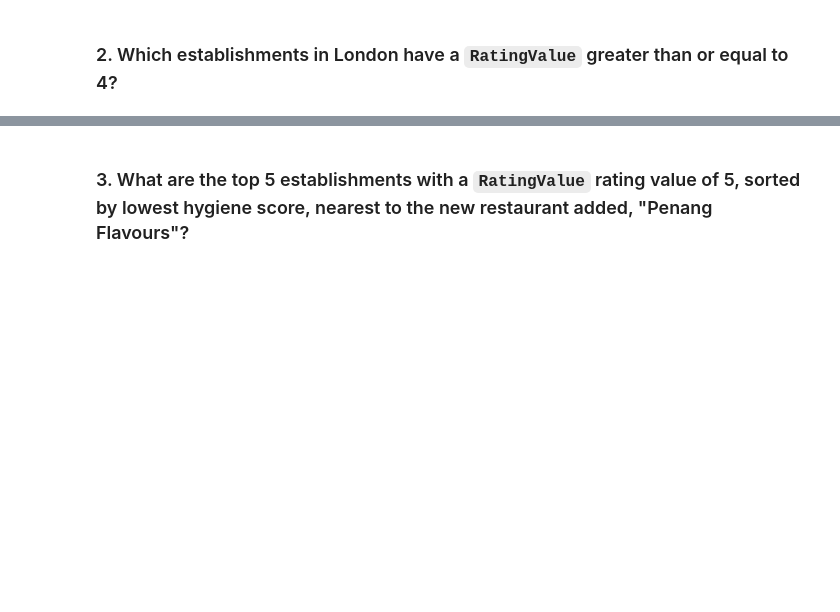
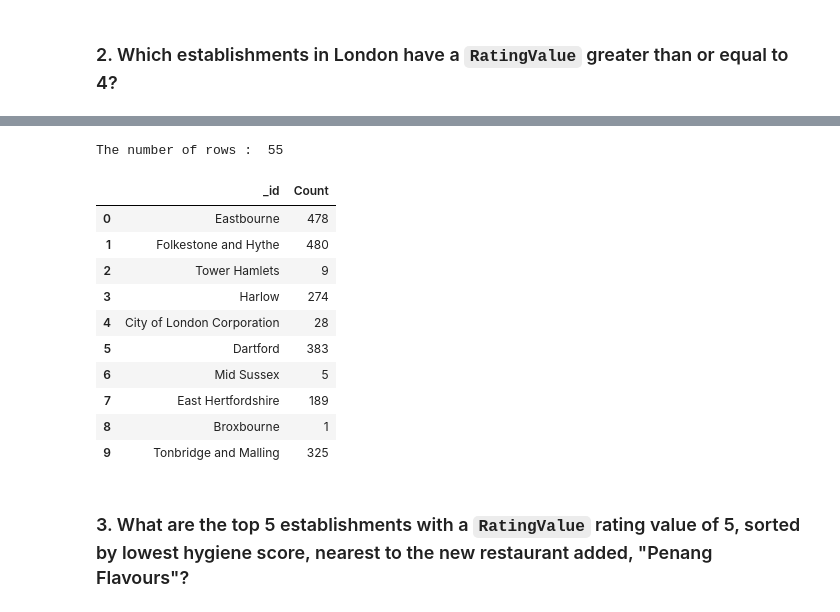
Before and after one commit to rasadariranasinghe/nosql_challenge, a Jupyter notebook: NoSQL_analysis_starter.ipynb, the cells around one changed output, grey strips where cells are left out. Cells and saved outputs as stored; diff of their text form; code cells hidden in the pictures; blank space fills up the shorter version.

```diff
--- a/NoSQL_analysis_starter.ipynb
+++ b/NoSQL_analysis_starter.ipynb
@@ -121,9 +132,23 @@ The number of documents: 0
 # %%
 # Convert the result to a Pandas DataFrame
-
+results_df = pd.DataFrame(results)
 # Display the number of rows in the DataFrame
-
+print ("The number of rows : ", len(results_df))
 # Display the first 10 rows of the DataFrame
+results_df.head(10)
+# %% [output]
+The number of rows :  55
+|  | _id | Count |
+| 0 | Eastbourne | 478 |
+| 1 | Folkestone and Hythe | 480 |
+| 2 | Tower Hamlets | 9 |
+| 3 | Harlow | 274 |
+| 4 | City of London Corporation | 28 |
+| 5 | Dartford | 383 |
+| 6 | Mid Sussex | 5 |
+| 7 | East Hertfordshire | 189 |
+| 8 | Broxbourne | 1 |
+| 9 | Tonbridge and Malling | 325 |
 # %% [markdown]
 ### 3. What are the top 5 establishments with a `RatingValue` rating value of 5, sorted by lowest hygiene score, nearest to the new restaurant added, "Penang Flavours"?
 # %%
```
Also changed, not shown: parts of 7 cells of this notebook.
